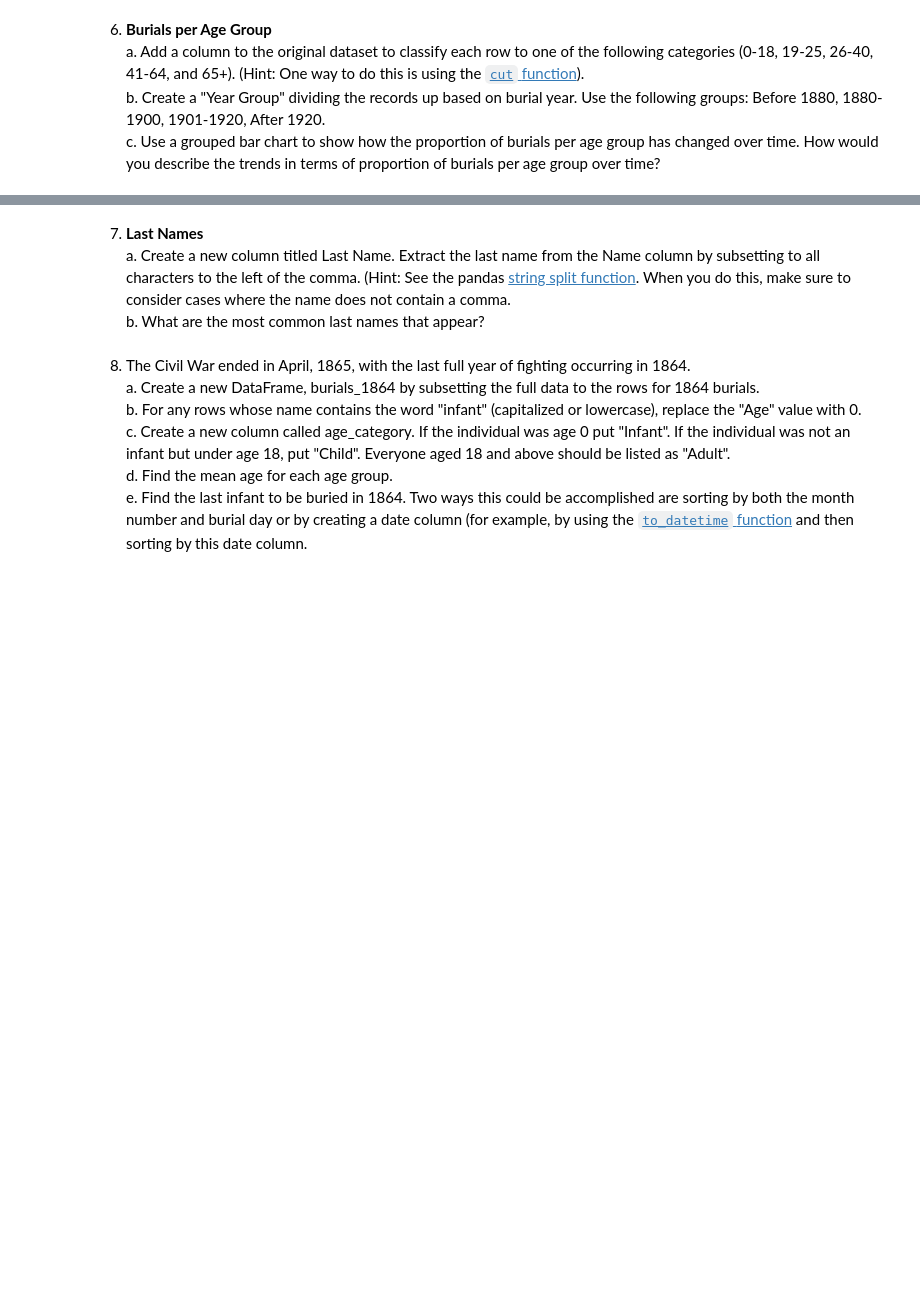
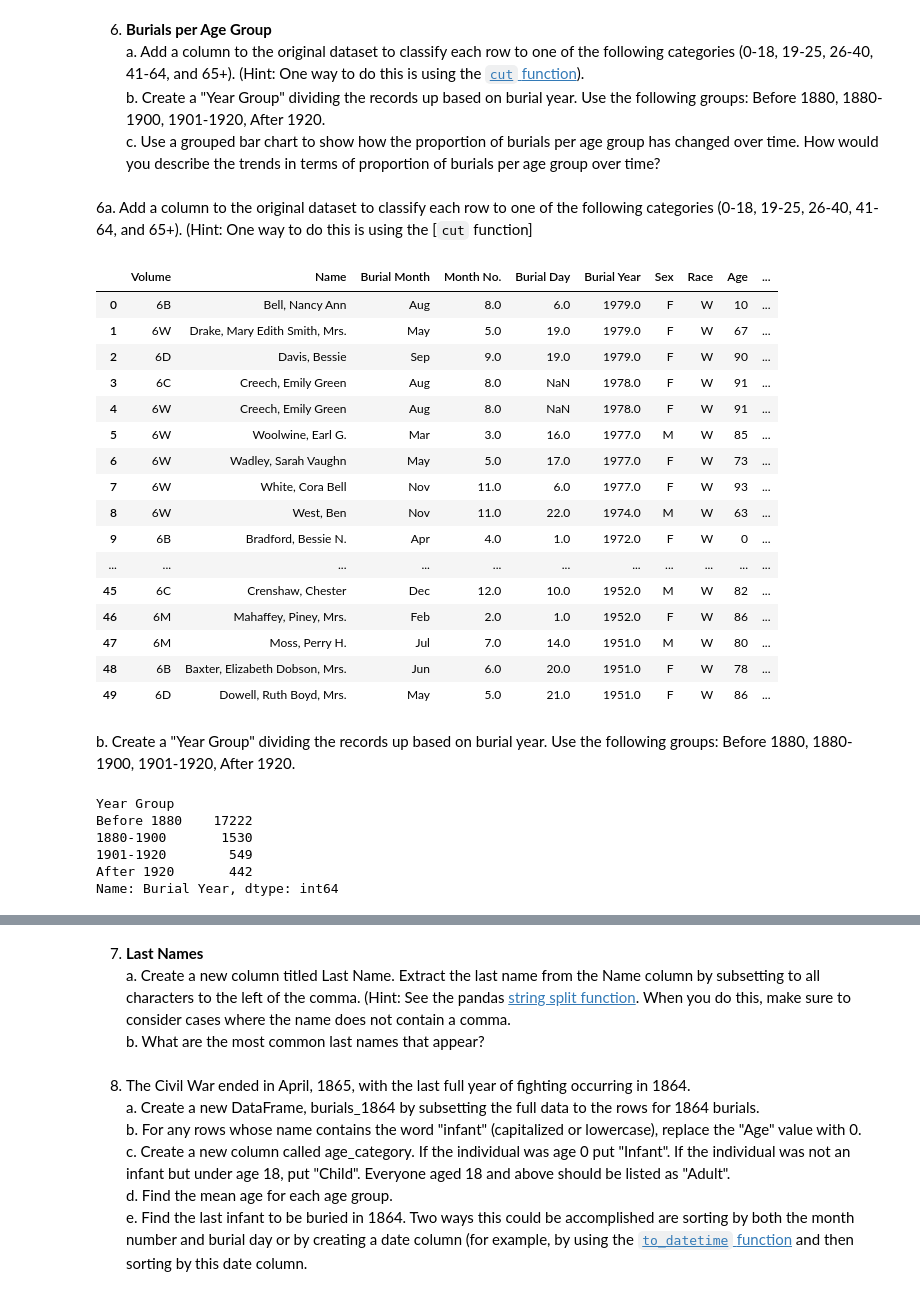
Before and after one commit to NSS-Data-Analytics-Cohort-10/advanced-pandas-elisianguyen, a Jupyter notebook: notebooks/advanced_pandas.ipynb, the cells around one changed output, grey strips where cells are left out. Drawn from its saved outputs; the diff is of its cells as text; code cells hidden in the pictures; blank space fills up the shorter version.

```diff
--- a/notebooks/advanced_pandas.ipynb
+++ b/notebooks/advanced_pandas.ipynb
@@ -292,3 +326,52 @@ Name: Volume, dtype: int64
     a. Add a column to the original dataset to classify each row to one of the following categories (0-18, 19-25, 26-40, 41-64, and 65+). (Hint: One way to do this is using the [`cut` function](https://pandas.pydata.org/docs/reference/api/pandas.cut.html)).
     b. Create a "Year Group" dividing the records up based on burial year. Use the following groups: Before 1880, 1880-1900, 1901-1920, After 1920.
     c. Use a grouped bar chart to show how the proportion of burials per age group has changed over time. How would you describe the trends in terms of proportion of burials per age group over time?
+# %% [markdown]
+6a. Add a column to the original dataset to classify each row to one of the following categories (0-18, 19-25, 26-40, 41-64, and 65+). (Hint: One way to do this is using the [`cut` function]
+# %%
+#fill na in age col
+cc["Age"] = cc["Age"].fillna(0)
+
+#set to int
+cc["Age"] = cc["Age"].astype(int)
+
+#cut function
+cc["Age Categories"] = pd.cut(cc["Age"], bins=[-1, 18, 25, 40, 64, 200], labels=["0-18", "19-25", "26-40", "41-64", "65+"])
+cc.head(50)
+# %% [output]
+|  | Volume | Name | Burial Month | Month No. | Burial Day | Burial Year | Sex | Race | Age | ... |
+| 0 | 6B | Bell, Nancy Ann | Aug | 8.0 | 6.0 | 1979.0 | F | W | 10 | ... |
+| 1 | 6W | Drake, Mary Edith Smith, Mrs. | May | 5.0 | 19.0 | 1979.0 | F | W | 67 | ... |
+| 2 | 6D | Davis, Bessie | Sep | 9.0 | 19.0 | 1979.0 | F | W | 90 | ... |
+| 3 | 6C | Creech, Emily Green | Aug | 8.0 | NaN | 1978.0 | F | W | 91 | ... |
+| 4 | 6W | Creech, Emily Green | Aug | 8.0 | NaN | 1978.0 | F | W | 91 | ... |
+| 5 | 6W | Woolwine, Earl G. | Mar | 3.0 | 16.0 | 1977.0 | M | W | 85 | ... |
+| 6 | 6W | Wadley, Sarah Vaughn | May | 5.0 | 17.0 | 1977.0 | F | W | 73 | ... |
+| 7 | 6W | White, Cora Bell | Nov | 11.0 | 6.0 | 1977.0 | F | W | 93 | ... |
+| 8 | 6W | West, Ben | Nov | 11.0 | 22.0 | 1974.0 | M | W | 63 | ... |
+| 9 | 6B | Bradford, Bessie N. | Apr | 4.0 | 1.0 | 1972.0 | F | W | 0 | ... |
+| ... | ... | ... | ... | ... | ... | ... | ... | ... | ... | ... |
+| 45 | 6C | Crenshaw, Chester | Dec | 12.0 | 10.0 | 1952.0 | M | W | 82 | ... |
+| 46 | 6M | Mahaffey, Piney, Mrs. | Feb | 2.0 | 1.0 | 1952.0 | F | W | 86 | ... |
+| 47 | 6M | Moss, Perry H. | Jul | 7.0 | 14.0 | 1951.0 | M | W | 80 | ... |
+| 48 | 6B | Baxter, Elizabeth Dobson, Mrs. | Jun | 6.0 | 20.0 | 1951.0 | F | W | 78 | ... |
+| 49 | 6D | Dowell, Ruth Boyd, Mrs. | May | 5.0 | 21.0 | 1951.0 | F | W | 86 | ... |
+# %% [markdown]
+ b. Create a "Year Group" dividing the records up based on burial year. Use the following groups: Before 1880, 1880-1900, 1901-1920, After 1920.
+# %%
+#fill na in Year col
+cc["Burial Year"] = cc["Burial Year"].fillna(0)
+
+#set to int
+cc["Burial Year"] = cc["Burial Year"].astype(int)
+
+#cut function
+cc["Year Group"] = pd.cut(cc["Burial Year"], bins=[1820, 1879, 1900, 1920, 2000], labels=["Before 1880", "1880-1900", "1901-1920", "After 1920"])
+cc.groupby("Year Group")["Burial Year"].count()
+# %% [output]
+Year Group
+Before 1880    17222
+1880-1900       1530
+1901-1920        549
+After 1920       442
+Name: Burial Year, dtype: int64
```
Also changed, not shown: parts of 31 cells of this notebook.
